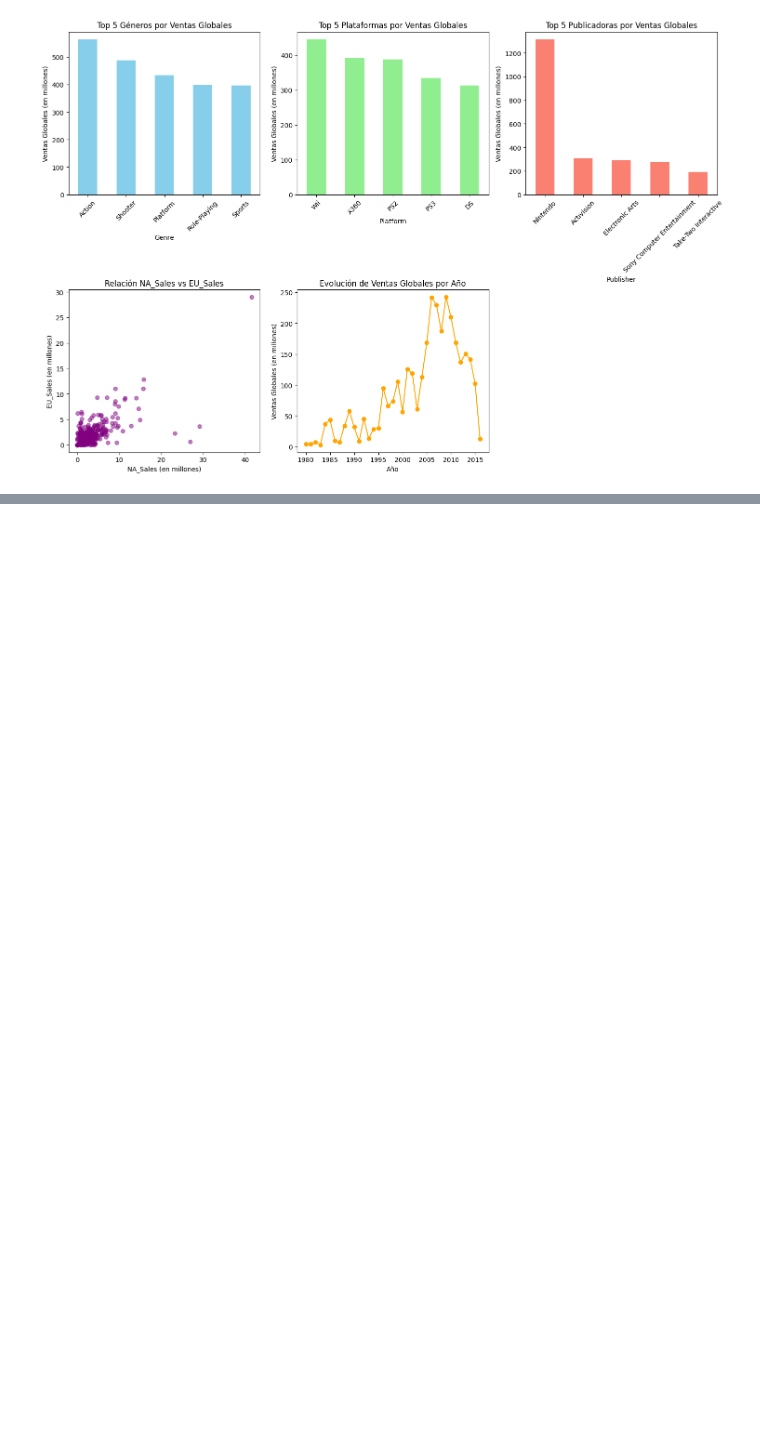
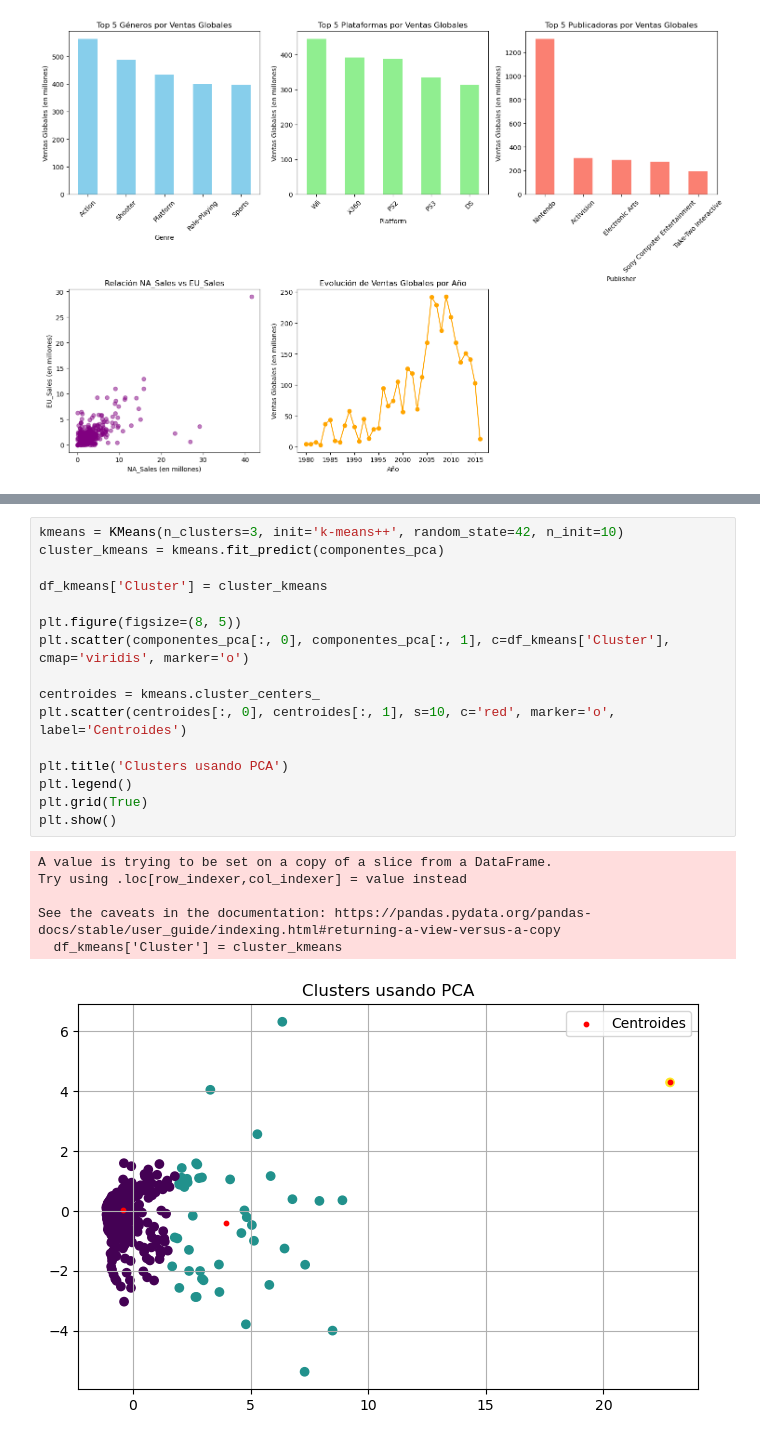
Before and after one commit to OzielLM/Proyecto_Mineria_Datos, a Jupyter notebook: Modelo_estrella.ipynb, the cells around one changed output, grey strips where cells are left out. Cells and saved outputs as stored; diff of their text form; blank space fills up the shorter version.

```diff
--- a/Modelo_estrella.ipynb
+++ b/Modelo_estrella.ipynb
@@ -240,0 +303,23 @@ Datos insertados correctamente en la tabla 'fact_sales'.
+# %%
+kmeans = KMeans(n_clusters=3, init='k-means++', random_state=42, n_init=10)
+cluster_kmeans = kmeans.fit_predict(componentes_pca)
+
+df_kmeans['Cluster'] = cluster_kmeans
+
+plt.figure(figsize=(8, 5))
+plt.scatter(componentes_pca[:, 0], componentes_pca[:, 1], c=df_kmeans['Cluster'], cmap='viridis', marker='o')
+
+centroides = kmeans.cluster_centers_
+plt.scatter(centroides[:, 0], centroides[:, 1], s=10, c='red', marker='o', label='Centroides')
+
+plt.title('Clusters usando PCA')
+plt.legend()
+plt.grid(True)
+plt.show()
+# %% [output]
+A value is trying to be set on a copy of a slice from a DataFrame.
+Try using .loc[row_indexer,col_indexer] = value instead
+
+See the caveats in the documentation: https://pandas.pydata.org/pandas-docs/stable/user_guide/indexing.html#returning-a-view-versus-a-copy
+  df_kmeans['Cluster'] = cluster_kmeans
+[figure, added]
```
Also changed, not shown: parts of 10 cells of this notebook.
